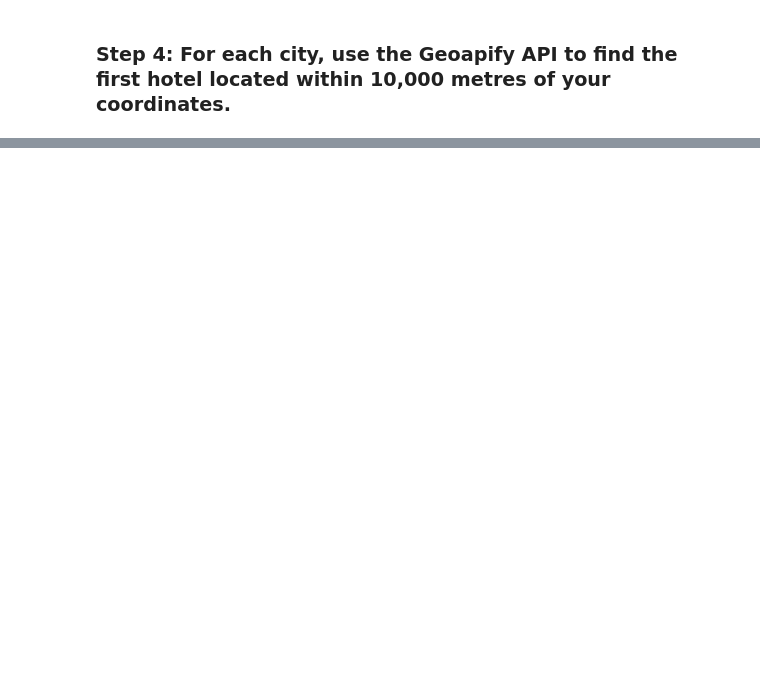
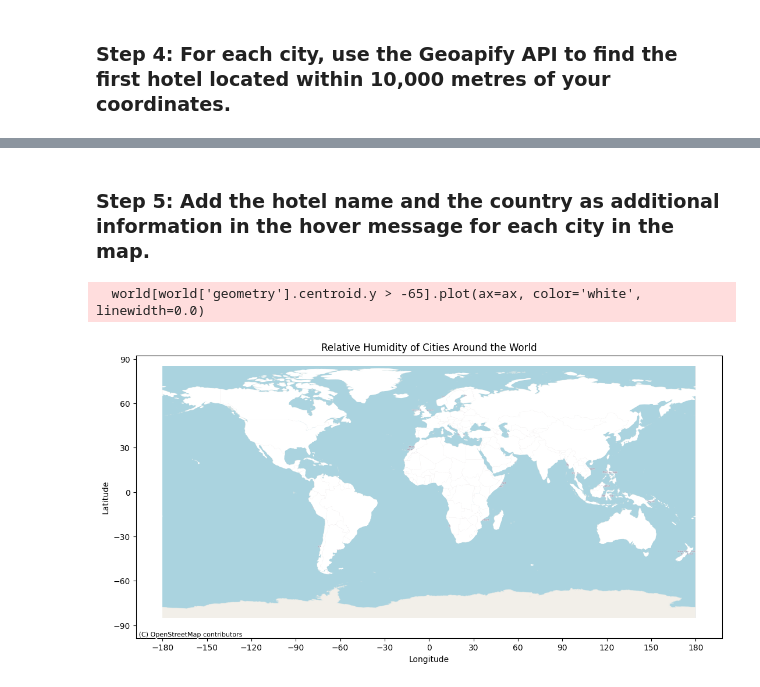
Before and after one commit to JNorthData/Weather_API, a Jupyter notebook: VacationAPI.ipynb, the cells around one changed output, grey strips where cells are left out. Saved outputs shown, nothing was run; the diff lists cells and outputs as text; code cells hidden in the pictures; blank space fills up the shorter version.

Commit message:
hotels

```diff
--- a/VacationAPI.ipynb
+++ b/VacationAPI.ipynb
@@ -117,7 +140,7 @@ hotel_df
 from urllib.parse import urlencode
 
 # Set parameters to search for a hotel
-radius = 1000000
+radius = 10000
 params = {
     'apiKey': '1e456b574bbf4a93a7fc898a164cc378',
     'categories': 'accommodation.hotel',
@@ -133,8 +156,8 @@ for index, row in hotel_df.iterrows():
     lng = row['Lng']
 
     # Add filter and bias parameters with the current city's latitude and longitude to the params dictionary
-    params["filter"] = f'circle:{lat},{lng},{radius}'
-    params["bias"] = f'proximity:{lat},{lng}'
+   # params["bias"] = f'proximity:{lng},{lat}'
+    params["filter"] = f'circle:{lng},{lat},{radius}'
 
     # Set base URL
     base_url = "https://api.geoapify.com/v2/places"
@@ -153,6 +176,8 @@ for index, row in hotel_df.iterrows():
     # Grab the first hotel from the results and store the name in the hotel_df DataFrame
     try:
         hotel_df.loc[index, "Hotel Name"] = name_address["features"][0]["properties"]["name"]
+
+
     except (KeyError, IndexError):
         # If no hotel is found, set the hotel name as "No hotel found".
         hotel_df.loc[index, "Hotel Name"] = "No hotel found"
@@ -161,6 +186,6 @@ for index, row in hotel_df.iterrows():
     print(f"{hotel_df.loc[index, 'City']} - nearest hotel: {hotel_df.loc[index, 'Hotel Name']}")
 
 # Display sample data
-hotel_df
+hotel_df.head()
 # %% [output]
 Starting hotel search
@@ -168,0 +257,54 @@ tsimasham - nearest hotel: Nordpol Hotellet
+# %% [markdown]
+### Step 5: Add the hotel name and the country as additional information in the hover message for each city in the map.
+# %%
+import geopandas as gpd
+import contextily as ctx
+import matplotlib.pyplot as plt
+import mplcursors  # Import the mplcursors library
+import pandas as pd
+import numpy as np
+
+
+# Create a new figure and axis
+fig, ax = plt.subplots(figsize=(13, 10))
+
+# Plot the world map data without country borders and labels
+world.boundary.plot(ax=ax, linewidth=0)
+world[world['geometry'].centroid.y > -65].plot(ax=ax, color='white', linewidth=0.0)
+
+# Add latitude and longitude tickers to the axes
+ax.set_xticks(range(-180, 181, 30))
+ax.set_yticks(range(-90, 91, 30))
+ax.set_xlabel('Longitude')
+ax.set_ylabel('Latitude')
+ax.set_title('Relative Humidity of Cities Around the World')
+
+# Add background from OpenStreetMap using contextily
+ctx.add_basemap(ax, crs=world.crs.to_string(), source=ctx.providers.OpenStreetMap.Mapnik)
+
+# Define a list of colors for each city (you can customize this list)
+city_colors = ['blue', 'green', 'red', 'purple', 'orange', 'brown', 'pink', 'gray', 'cyan', 'magenta']
+
+# Plot the city data as scatter points with different colors for each city
+scatter = ax.scatter([lat], [lng], s=10, c='blue', alpha=0.4)
+
+def update_scatter(event):
+    ind = event.ind[0]  # Get the index of the selected scatter point
+    scatter.set_offsets([[hotel_df['Lng'][ind], hotel_df['Lat'][ind]]])  # Update scatter position
+    city = hotel_df['City'][ind]
+    hotels = hotel_df[hotel_df['City'] == city]
+    text = "\n".join([f"{row['Hotel']}: {row['Rating']}" for idx, row in hotels.iterrows()])
+    event.annotation.set_text(text)
+    event.annotation.set_visible(True)
+    fig.canvas.draw_idle()
+
+# Add the scatter cursor to the plot
+cursor = mplcursors.cursor(scatter, hover=True)
+cursor.connect("add", update_scatter)
+cursor.tooltip_location = "top"  # Adjust the tooltip location
+
+# Display the plot
+plt.show()
+# %% [output]
+  world[world['geometry'].centroid.y > -65].plot(ax=ax, color='white', linewidth=0.0)
+[figure, added]
```
Also changed, not shown: parts of 6 cells of this notebook, 1 other file.
